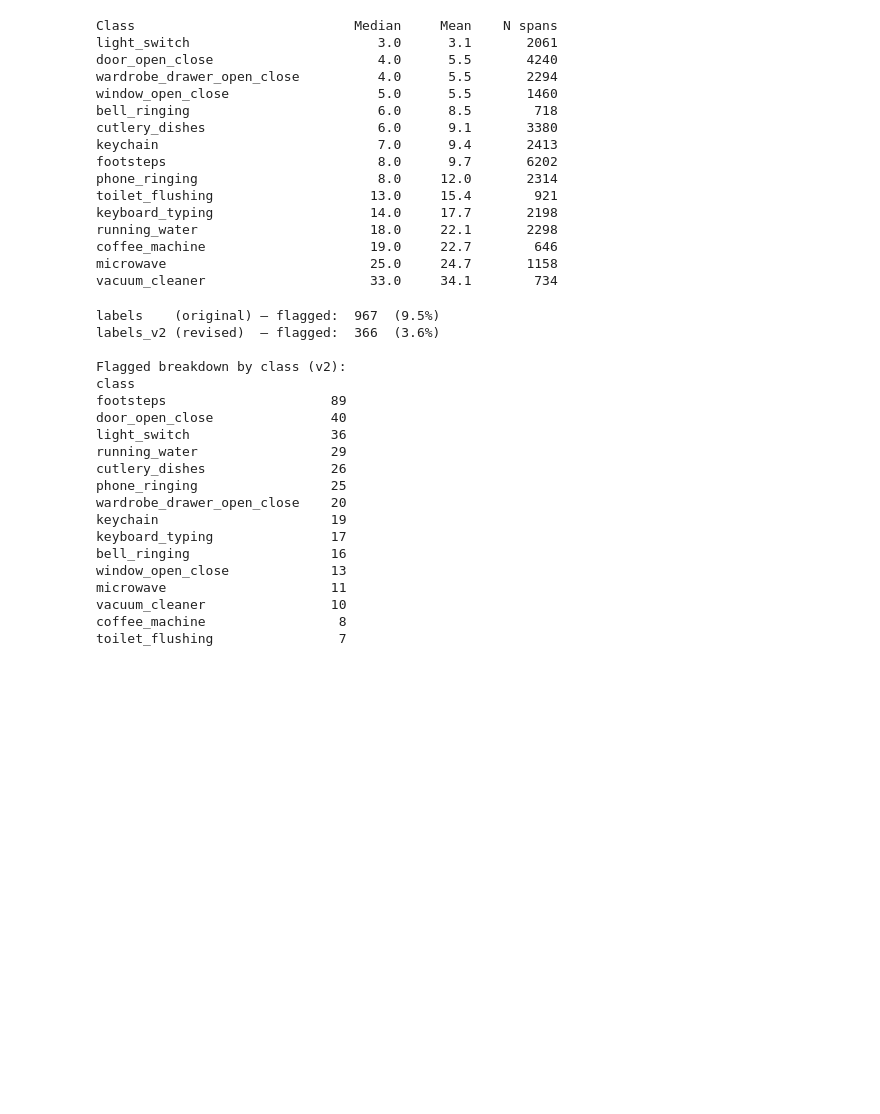
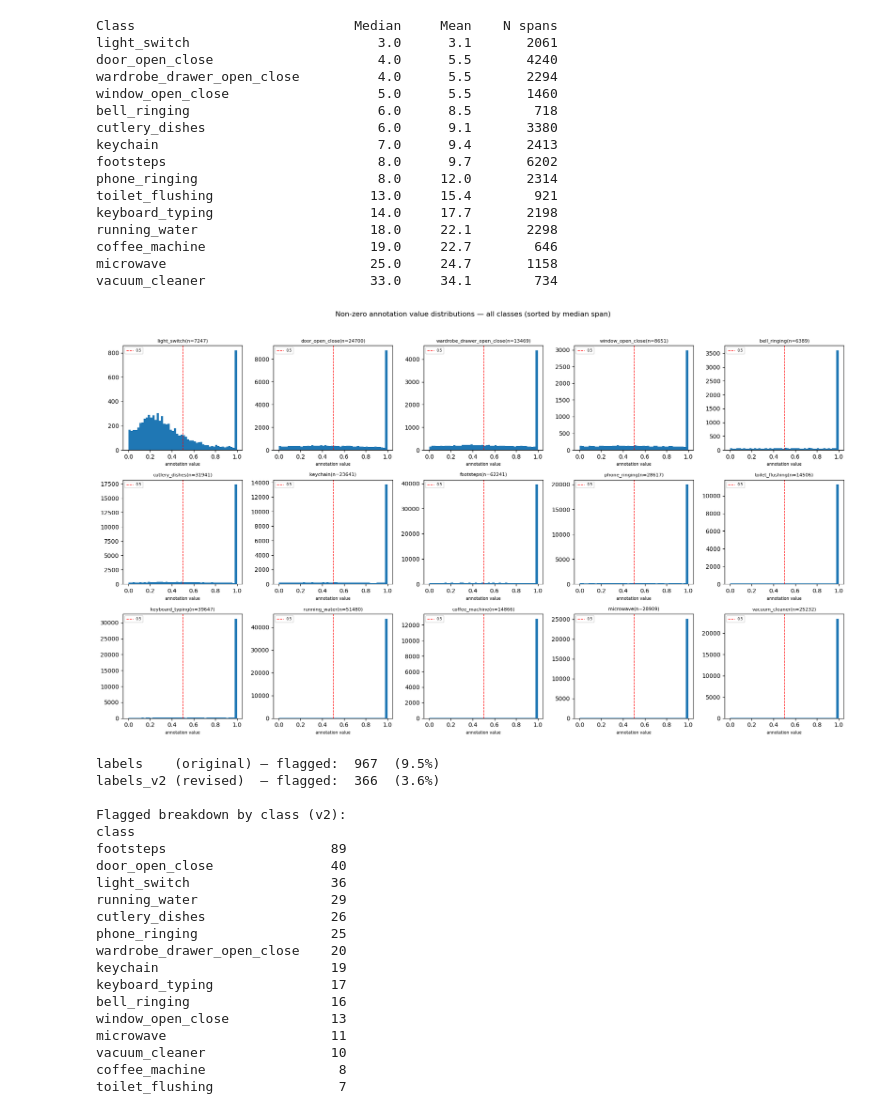
Before and after one commit to Carapet07/MLPC2026, a Jupyter notebook: notebooks/timur_notebook.ipynb, the cells around one changed output. Cells and saved outputs as stored; diff of their text form; code cells hidden in the pictures; blank space fills up the shorter version.

```diff
--- a/notebooks/timur_notebook.ipynb
+++ b/notebooks/timur_notebook.ipynb
@@ -814,27 +836,28 @@ vacuum_cleaner                     33.0     34.1        734
 # %%
 # Non-zero annotation value distributions for all 15 classes
 # sorted by median span (shortest to longest) so transient vs sustained pattern is visible
 
 fig, axes = plt.subplots(3, 5, figsize=(18, 10))
 axes = axes.flatten()
 
 for ax, cls in zip(axes, sorted_cls):
     cls_idx = all_class_names.index(cls)
     vals = []
     for data in npz_files.values():
         ann = data["annotations"][:, cls_idx, :]
         vals.extend(ann[ann > 0].tolist())
     vals = np.array(vals)
     ax.hist(vals, bins=50, range=(0, 1), edgecolor="none")
     ax.axvline(0.5, color="red", linestyle="--", linewidth=1, label="0.5")
-    ax.set_title(f"{cls}
-(n={len(vals)})", fontsize=8)
+    ax.set_title(f"{cls}(n={len(vals)})", fontsize=8)
     ax.set_xlabel("annotation value", fontsize=7)
     ax.legend(fontsize=6)
 
 plt.suptitle("Non-zero annotation value distributions — all classes (sorted by median span)", y=1.02)
 plt.tight_layout()
 plt.show()
+# %% [output]
+[figure, added]
 # %%
 # 2b (revised) — Binary labels using per-annotator binarization
 # Fixes the systematic failure for transient classes (light_switch, door_open_close, etc.)
```
Also changed, not shown: parts of 5 cells of this notebook, 1 other file.
